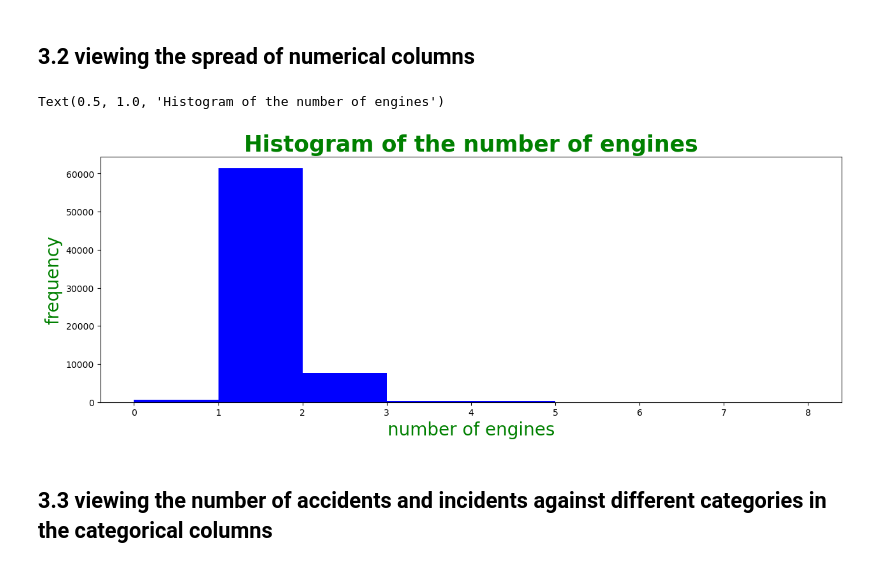
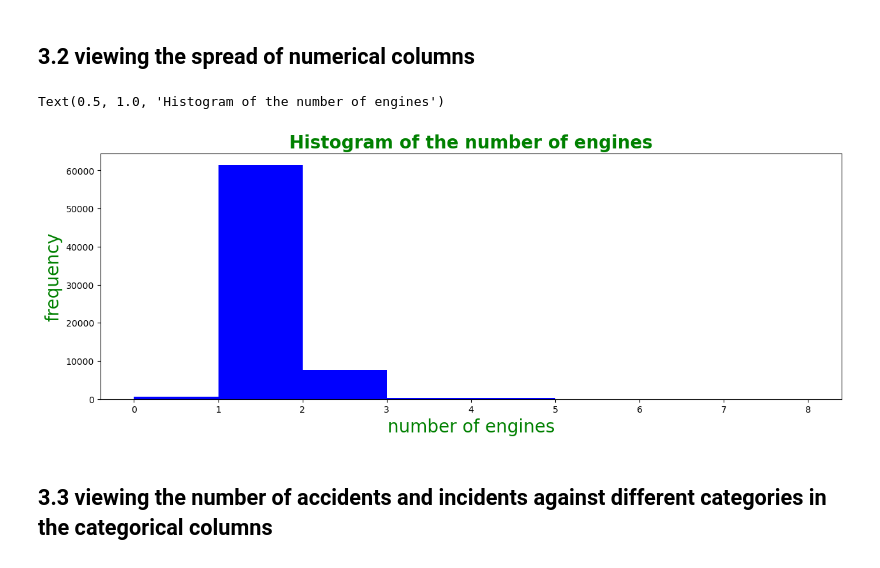
Before and after one commit to kibngetich/aviation-data-analysis, a Jupyter notebook: index.ipynb, the cells around one changed output. Cells and saved outputs as stored; diff of their text form; code cells hidden in the pictures.

```diff
--- a/index.ipynb
+++ b/index.ipynb
@@ -281,13 +289,13 @@ Name: count, dtype: int64
 # %%
 # histogram of the number of engines
 fig, ax=plt.subplots(figsize=(15,5))
 ax.hist(df['Number.of.Engines'],bins=8,color='b')#plotting the histogram
 ax.set_xlabel('number of engines',color='g',fontsize=20)#labeling the x axis
 ax.set_ylabel('frequency',color='g',fontsize=20)#labeling the y axis
-ax.set_title('Histogram of the number of engines',color='g',fontsize=25,fontweight='bold')#setting the title
+ax.set_title('Histogram of the number of engines',color='g',fontsize=20,fontweight='bold')#setting the title
 # %% [output]
 Text(0.5, 1.0, 'Histogram of the number of engines')
-[figure, old version]
+[figure, new version]
 # %% [markdown]
 ## 3.3 viewing the number of accidents and incidents against different categories in the categorical columns
 # %%
```
Also changed, not shown: parts of 20 cells of this notebook.
